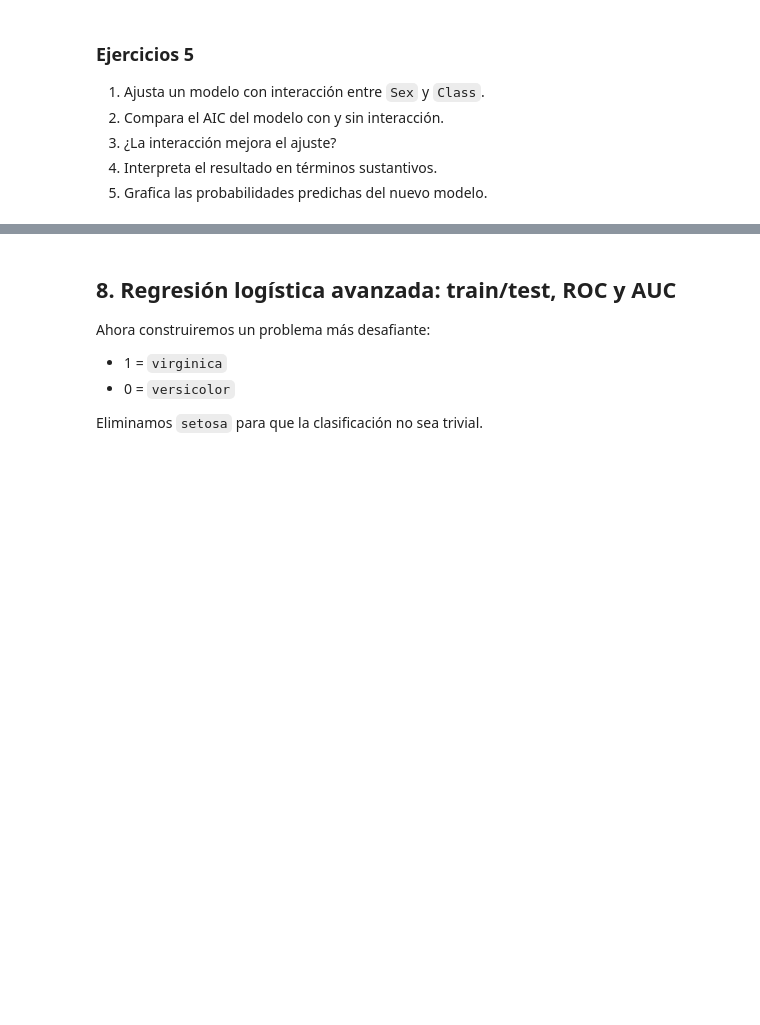
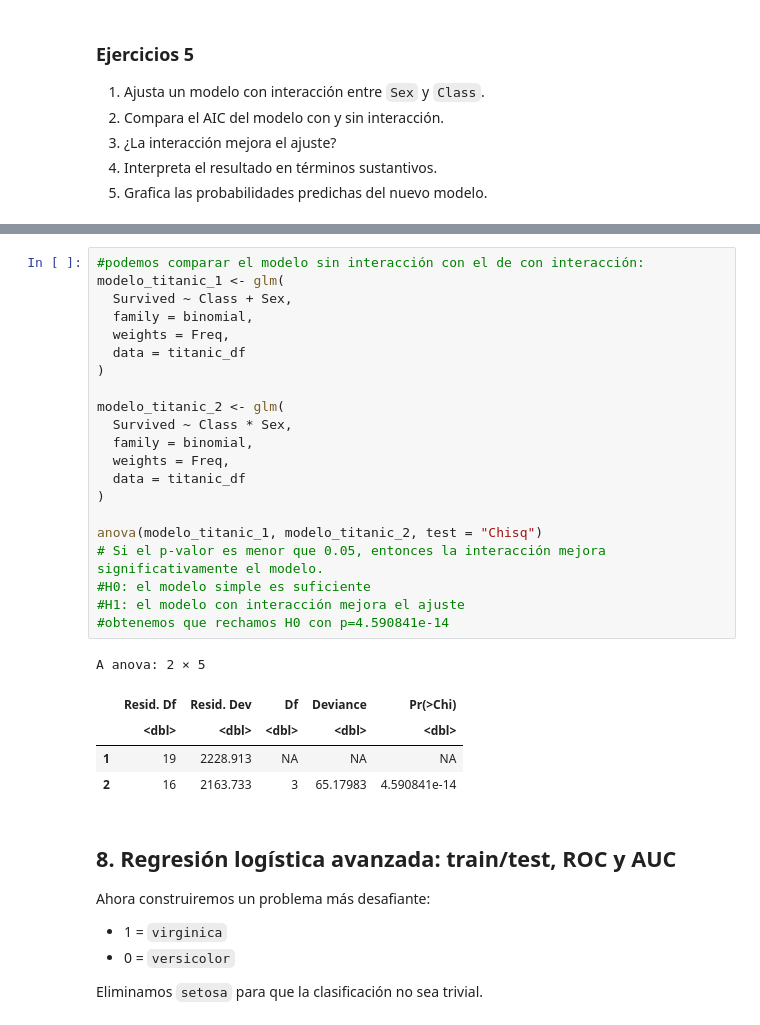
Before and after one commit to juanigr/Estadistica, a Jupyter notebook: code/modelos_lineales_y_regresion_logistica_colab.ipynb, the cells around one changed output, grey strips where cells are left out. Saved outputs shown, nothing was run; the diff lists cells and outputs as text; blank space fills up the shorter version.

```diff
--- a/code/modelos_lineales_y_regresion_logistica_colab.ipynb
+++ b/code/modelos_lineales_y_regresion_logistica_colab.ipynb
@@ -905,3 +1014,30 @@ ggplot(titanic_df, aes(x = Class, y = prob_surv, fill = Sex)) +
+# %%
+#podemos comparar el modelo sin interacción con el de con interacción:
+modelo_titanic_1 <- glm(
+  Survived ~ Class + Sex,
+  family = binomial,
+  weights = Freq,
+  data = titanic_df
+)
+
+modelo_titanic_2 <- glm(
+  Survived ~ Class * Sex,
+  family = binomial,
+  weights = Freq,
+  data = titanic_df
+)
+
+anova(modelo_titanic_1, modelo_titanic_2, test = "Chisq")
+# Si el p-valor es menor que 0.05, entonces la interacción mejora significativamente el modelo.
+#H0: el modelo simple es suficiente
+#H1: el modelo con interacción mejora el ajuste
+#obtenemos que rechamos H0 con p=4.590841e-14
+# %% [output]
+A anova: 2 × 5
+|  | Resid. Df | Resid. Dev | Df | Deviance | Pr(>Chi) |
+|  | <dbl> | <dbl> | <dbl> | <dbl> | <dbl> |
+| 1 | 19 | 2228.913 | NA | NA | NA |
+| 2 | 16 | 2163.733 | 3 | 65.17983 | 4.590841e-14 |
 # %% [markdown]
 ## 8. Regresión logística avanzada: train/test, ROC y AUC
 
```
Also changed, not shown: parts of 6 cells of this notebook.
